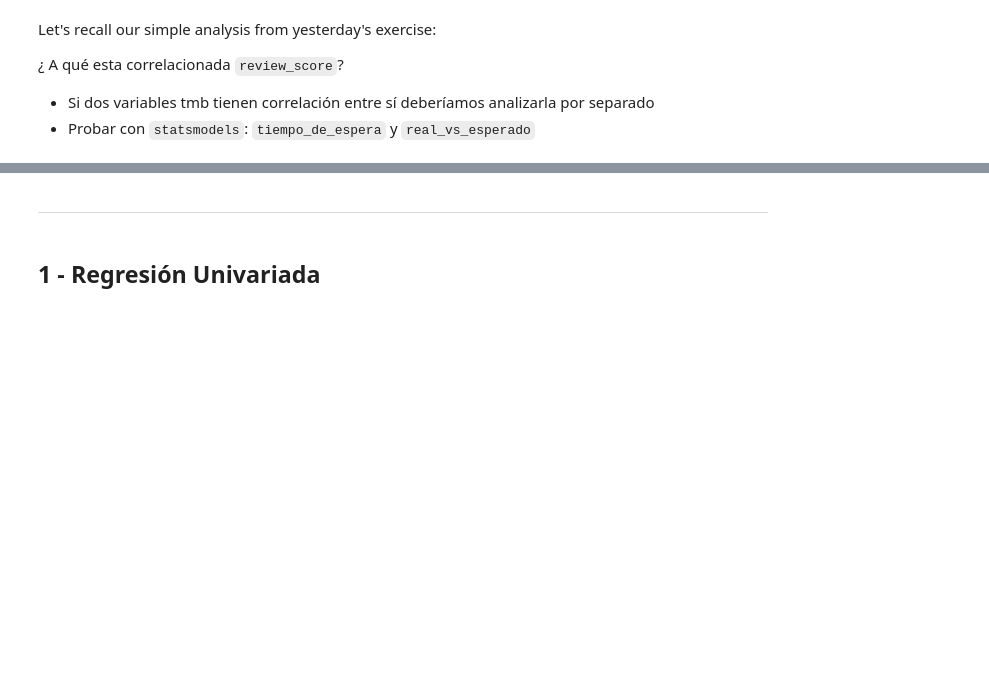
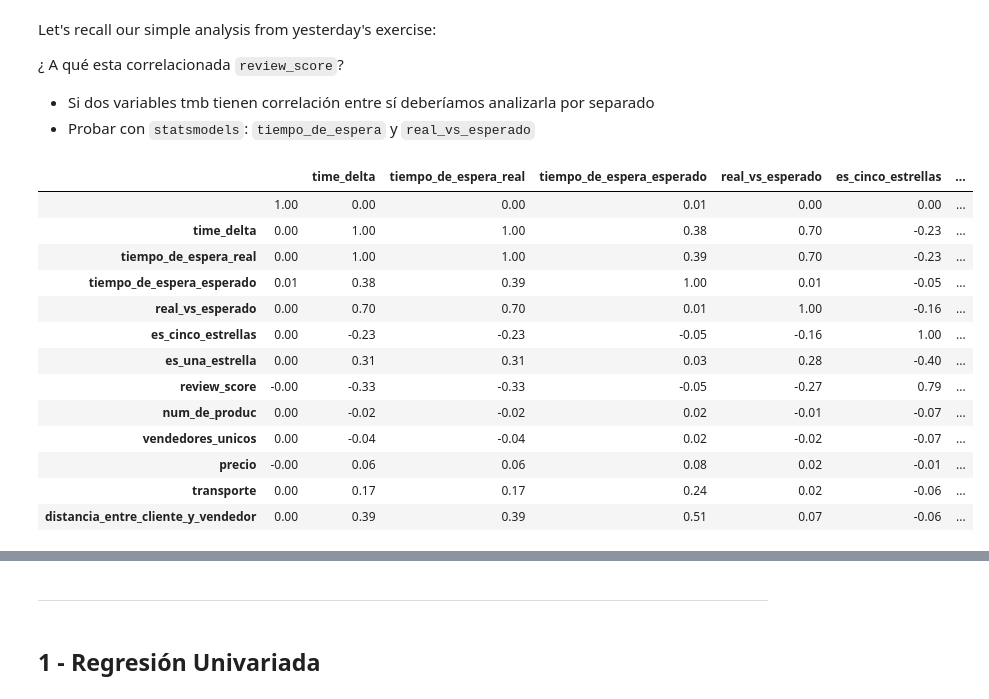
Before and after one commit to lnastri25/POO_UCEMA, a Jupyter notebook: trabajos_practicos/tp_datos/2-ecommerce/ejercicio_orders_part2.ipynb, the cells around one changed output, grey strips where cells are left out. Drawn from its saved outputs; the diff is of its cells as text; code cells hidden in the pictures; blank space fills up the shorter version.

```diff
--- a/trabajos_practicos/tp_datos/2-ecommerce/ejercicio_orders_part2.ipynb
+++ b/trabajos_practicos/tp_datos/2-ecommerce/ejercicio_orders_part2.ipynb
@@ -33,3 +34,20 @@ Let's recall our simple analysis from yesterday's exercise:
+# %%
+round(orders.corr(numeric_only=True),2)
+# %% [output]
+|  |  | time_delta | tiempo_de_espera_real | tiempo_de_espera_esperado | real_vs_esperado | es_cinco_estrellas | ... |
+|  | 1.00 | 0.00 | 0.00 | 0.01 | 0.00 | 0.00 | ... |
+| time_delta | 0.00 | 1.00 | 1.00 | 0.38 | 0.70 | -0.23 | ... |
+| tiempo_de_espera_real | 0.00 | 1.00 | 1.00 | 0.39 | 0.70 | -0.23 | ... |
+| tiempo_de_espera_esperado | 0.01 | 0.38 | 0.39 | 1.00 | 0.01 | -0.05 | ... |
+| real_vs_esperado | 0.00 | 0.70 | 0.70 | 0.01 | 1.00 | -0.16 | ... |
+| es_cinco_estrellas | 0.00 | -0.23 | -0.23 | -0.05 | -0.16 | 1.00 | ... |
+| es_una_estrella | 0.00 | 0.31 | 0.31 | 0.03 | 0.28 | -0.40 | ... |
+| review_score | -0.00 | -0.33 | -0.33 | -0.05 | -0.27 | 0.79 | ... |
+| num_de_produc | 0.00 | -0.02 | -0.02 | 0.02 | -0.01 | -0.07 | ... |
+| vendedores_unicos | 0.00 | -0.04 | -0.04 | 0.02 | -0.02 | -0.07 | ... |
+| precio | -0.00 | 0.06 | 0.06 | 0.08 | 0.02 | -0.01 | ... |
+| transporte | 0.00 | 0.17 | 0.17 | 0.24 | 0.02 | -0.06 | ... |
+| distancia_entre_cliente_y_vendedor | 0.00 | 0.39 | 0.39 | 0.51 | 0.07 | -0.06 | ... |
 # %%
 plt.figure(figsize = (10, 10))
 
```
Also changed, not shown: parts of 12 cells of this notebook, 3 other files.
